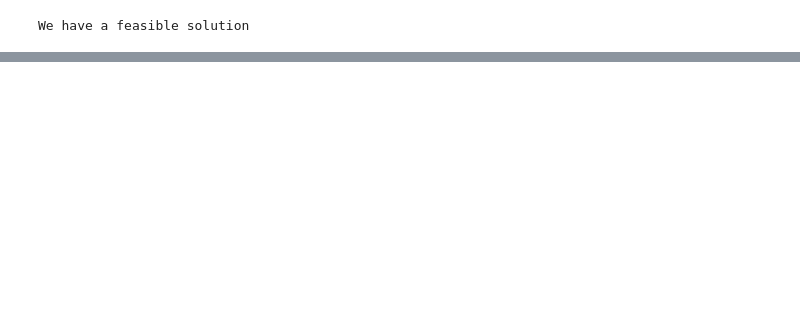
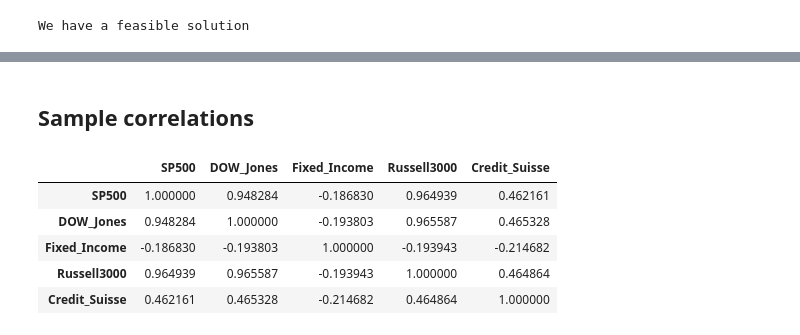
Before and after one commit to LucaDaquanno/Conditional-Monte-Carlo, a Jupyter notebook: Entropy_pool_prob_300323.ipynb, the cells around one changed output, grey strips where cells are left out. Drawn from its saved outputs; the diff is of its cells as text; code cells hidden in the pictures; blank space fills up the shorter version.

```diff
--- a/Entropy_pool_prob_300323.ipynb
+++ b/Entropy_pool_prob_300323.ipynb
@@ -776,0 +775,11 @@ dtype: float64
+# %% [markdown]
+## Sample correlations
+# %%
+x_restricted.corr()
+# %% [output]
+|  | SP500 | DOW_Jones | Fixed_Income | Russell3000 | Credit_Suisse |
+| SP500 | 1.000000 | 0.948284 | -0.186830 | 0.964939 | 0.462161 |
+| DOW_Jones | 0.948284 | 1.000000 | -0.193803 | 0.965587 | 0.465328 |
+| Fixed_Income | -0.186830 | -0.193803 | 1.000000 | -0.193943 | -0.214682 |
+| Russell3000 | 0.964939 | 0.965587 | -0.193943 | 1.000000 | 0.464864 |
+| Credit_Suisse | 0.462161 | 0.465328 | -0.214682 | 0.464864 | 1.000000 |
```
Also changed, not shown: parts of 22 cells of this notebook.
